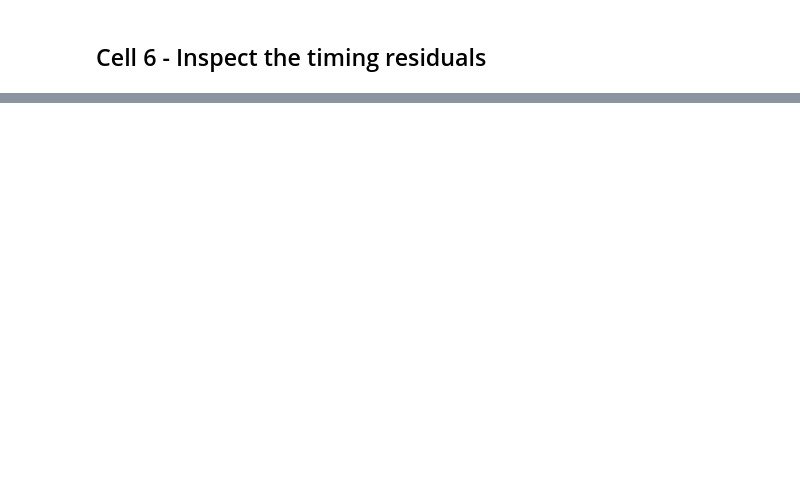
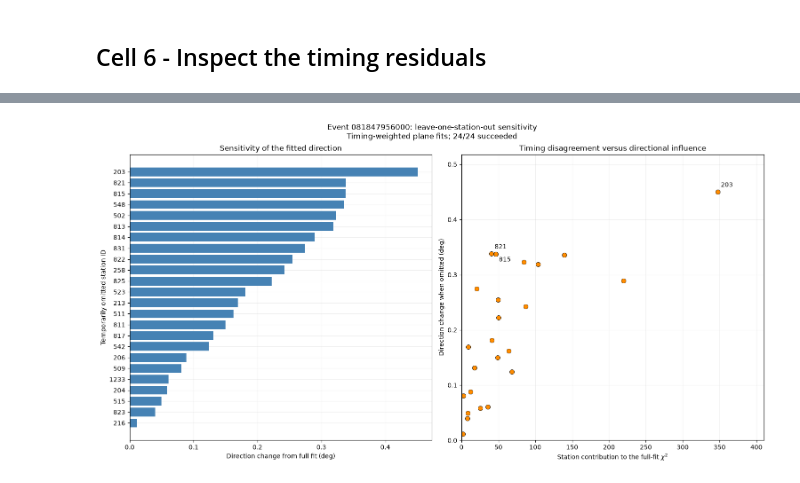
Before and after one commit to abdul-samad021/auger_direction_reconstruction, a Jupyter notebook: notebooks/03_reconstruct_first_real_event.ipynb, the cells around one changed output, grey strips where cells are left out. Drawn from its saved outputs; the diff is of its cells as text; code cells hidden in the pictures; blank space fills up the shorter version.

```diff
--- a/notebooks/03_reconstruct_first_real_event.ipynb
+++ b/notebooks/03_reconstruct_first_real_event.ipynb
@@ -339,2 +927,94 @@ display(diagnostics.head())
+# %%
+fig, axes = plt.subplots(
+    1,
+    2,
+    figsize=(15, max(6, 0.32 * len(successful_loo))),
+    layout="constrained",
+)
+
+positions = np.arange(len(successful_loo))
+
+axes[0].barh(
+    positions,
+    successful_loo["direction_change_deg"],
+    color="steelblue",
+)
+
+axes[0].set_yticks(
+    positions,
+    labels=successful_loo["omitted_station_id"].astype(str),
+)
+
+axes[0].invert_yaxis()
+axes[0].set_xlabel("Direction change from full fit (deg)")
+axes[0].set_ylabel("Temporarily omitted station ID")
+axes[0].set_title("Sensitivity of the fitted direction")
+axes[0].set_xlim(left=0.0)
+
+axes[1].scatter(
+    successful_loo["baseline_chi_square_contribution"],
+    successful_loo["direction_change_deg"],
+    s=55,
+    color="darkorange",
+    edgecolors="black",
+    linewidths=0.5,
+)
+
+for label_index, station in enumerate(
+    successful_loo.head(3).itertuples(index=False)
+):
+    axes[1].annotate(
+        str(station.omitted_station_id),
+        (
+            station.baseline_chi_square_contribution,
+            station.direction_change_deg,
+        ),
+        xytext=(5, 8 if label_index != 2 else -12),
+        textcoords="offset points",
+    )
+
+axes[1].set_xlabel(
+    r"Station contribution to the full-fit $\chi^2$"
+)
+axes[1].set_ylabel("Direction change when omitted (deg)")
+axes[1].set_title(
+    "Timing disagreement versus directional influence"
+)
+
+axes[1].set_xlim(
+    0.0,
+    max(
+        1e-6,
+        1.18 * successful_loo["baseline_chi_square_contribution"].max(),
+    ),
+)
+
+axes[1].set_ylim(
+    0.0,
+    max(
+        1e-6,
+        1.15 * successful_loo["direction_change_deg"].max(),
+    ),
+)
+
+for ax in axes:
+    ax.grid(alpha=0.2)
+    ax.set_axisbelow(True)
+
+fig.suptitle(
+    f"Event {EVENT_ID}: leave-one-station-out sensitivity\n"
+    f"Timing-weighted plane fits; "
+    f"{len(successful_loo)}/{station_count} succeeded"
+)
+
+fig.savefig(
+    RUN_DIR / "weighted_leave_one_out_sensitivity.png",
+    dpi=200,
+    bbox_inches="tight",
+)
+
+plt.show()
+# %% [output]
+[figure, added]
 # %% [markdown]
 ## Cell 7 - Compare with Auger’s published direction
```
Also changed, not shown: parts of 17 cells of this notebook, 11 other files.
